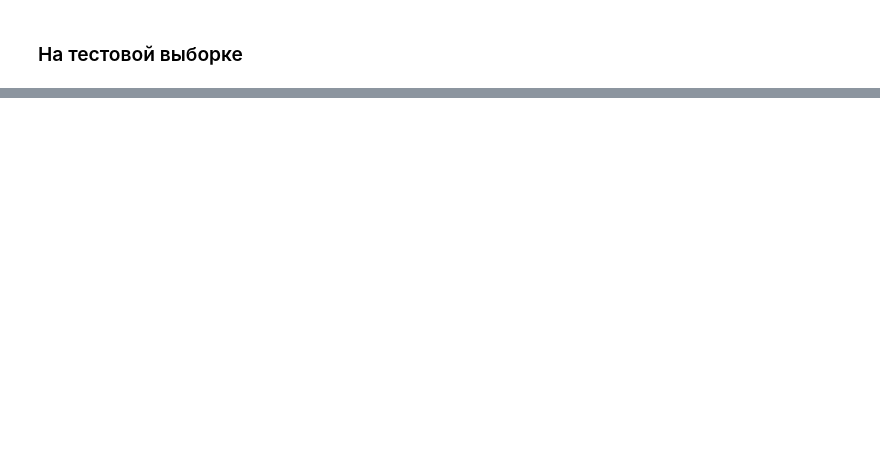
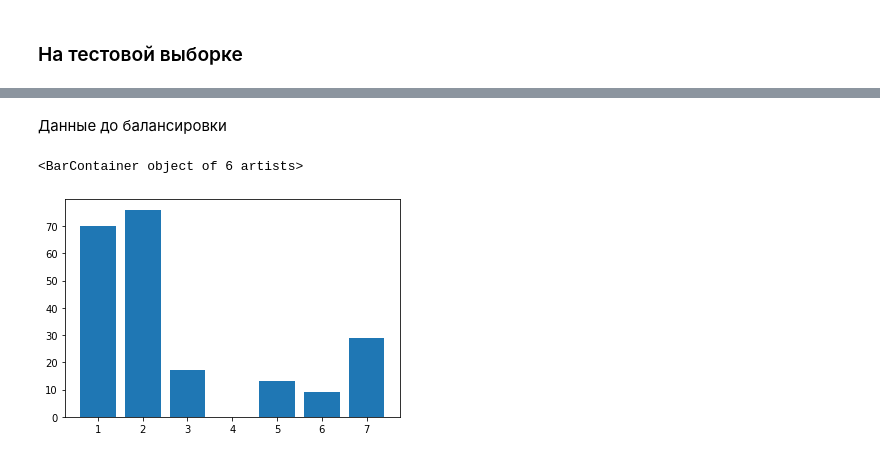
Before and after one commit to RivalLogorithm/laba_isit, a Jupyter notebook: 7_8/7_8.ipynb, the cells around one changed output, grey strips where cells are left out. Drawn from its saved outputs; the diff is of its cells as text; code cells hidden in the pictures; blank space fills up the shorter version.

```diff
--- a/7_8/7_8.ipynb
+++ b/7_8/7_8.ipynb
@@ -367,0 +398,9 @@ RF: 0.7076923076923077
+# %%
+d = dict(data['Type'].value_counts())
+# %% [markdown]
+Данные до балансировки
+# %%
+plt.bar(d.keys(), d.values())
+# %% [output]
+<BarContainer object of 6 artists>
+[figure, added]
```
Also changed, not shown: parts of 28 cells of this notebook.
